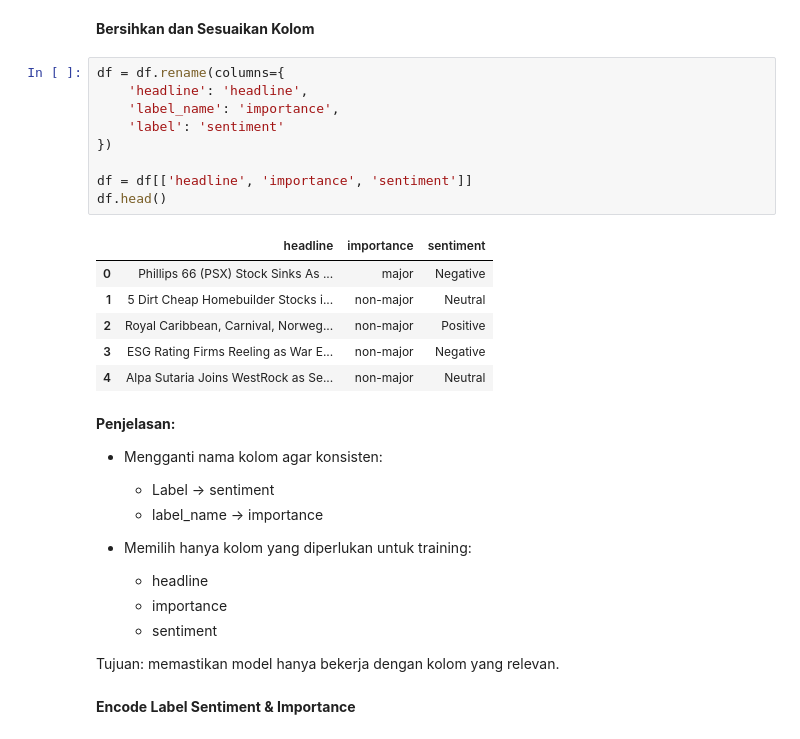
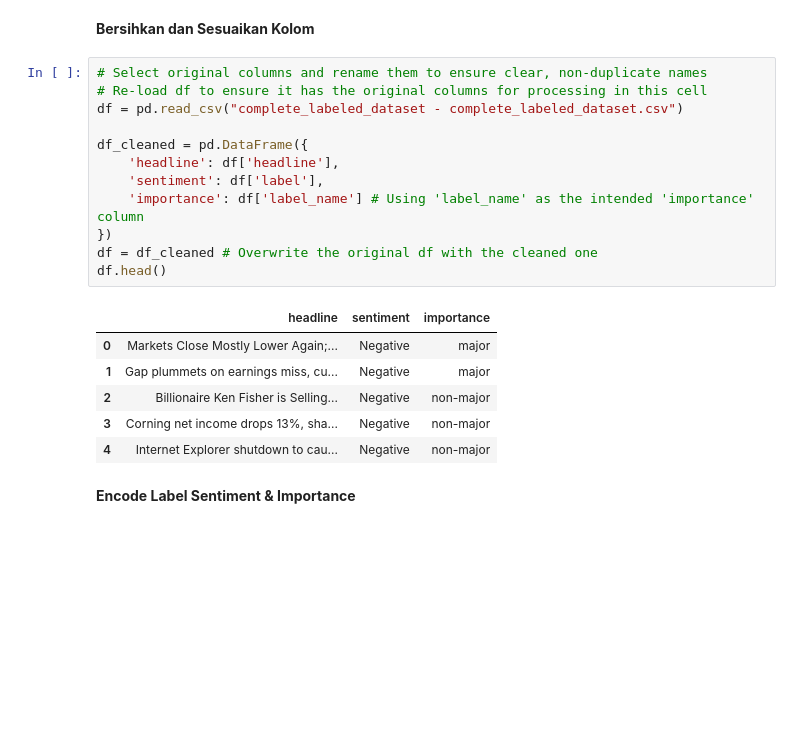
Before and after one commit to HenryGunadi/NLP-Major-Move, a Jupyter notebook: ml/notebooks/Multinomial_Logistic_Regression.ipynb, the cells around one changed output. Cells and saved outputs as stored; diff of their text form; blank space fills up the shorter version.

```diff
--- a/ml/notebooks/Multinomial_Logistic_Regression.ipynb
+++ b/ml/notebooks/Multinomial_Logistic_Regression.ipynb
@@ -65,34 +29,24 @@ Penjelasan:
 # %% [markdown]
 **Bersihkan dan Sesuaikan Kolom**
-# %%
-df = df.rename(columns={
-    'headline': 'headline',
-    'label_name': 'importance',
-    'label': 'sentiment'
-})
-
-df = df[['headline', 'importance', 'sentiment']]
-df.head()
-# %% [output]
-|  | headline | importance | sentiment |
-| 0 | Phillips 66 (PSX) Stock Sinks As ... | major | Negative |
-| 1 | 5 Dirt Cheap Homebuilder Stocks i... | non-major | Neutral |
-| 2 | Royal Caribbean, Carnival, Norweg... | non-major | Positive |
-| 3 | ESG Rating Firms Reeling as War E... | non-major | Negative |
-| 4 | Alpa Sutaria Joins WestRock as Se... | non-major | Neutral |
-# %% [markdown]
-**Penjelasan:**
-
-*   Mengganti nama kolom agar konsisten:
-    *   Label → sentiment
-    *   label_name → importance
-
-*   Memilih hanya kolom yang diperlukan untuk training:
-    *   headline
-    *   importance
-    *   sentiment
-
-Tujuan: memastikan model hanya bekerja dengan kolom yang relevan.
+# %%
+# Select original columns and rename them to ensure clear, non-duplicate names
+# Re-load df to ensure it has the original columns for processing in this cell
+df = pd.read_csv("complete_labeled_dataset - complete_labeled_dataset.csv")
+
+df_cleaned = pd.DataFrame({
+    'headline': df['headline'],
+    'sentiment': df['label'],
+    'importance': df['label_name'] # Using 'label_name' as the intended 'importance' column
+})
+df = df_cleaned # Overwrite the original df with the cleaned one
+df.head()
+# %% [output]
+|  | headline | sentiment | importance |
+| 0 | Markets Close Mostly Lower Again;... | Negative | major |
+| 1 | Gap plummets on earnings miss, cu... | Negative | major |
+| 2 | Billionaire Ken Fisher is Selling... | Negative | non-major |
+| 3 | Corning net income drops 13%, sha... | Negative | non-major |
+| 4 | Internet Explorer shutdown to cau... | Negative | non-major |
 # %% [markdown]
 **Encode Label Sentiment & Importance**
 # %%
```
Also changed, not shown: parts of 16 cells of this notebook.
